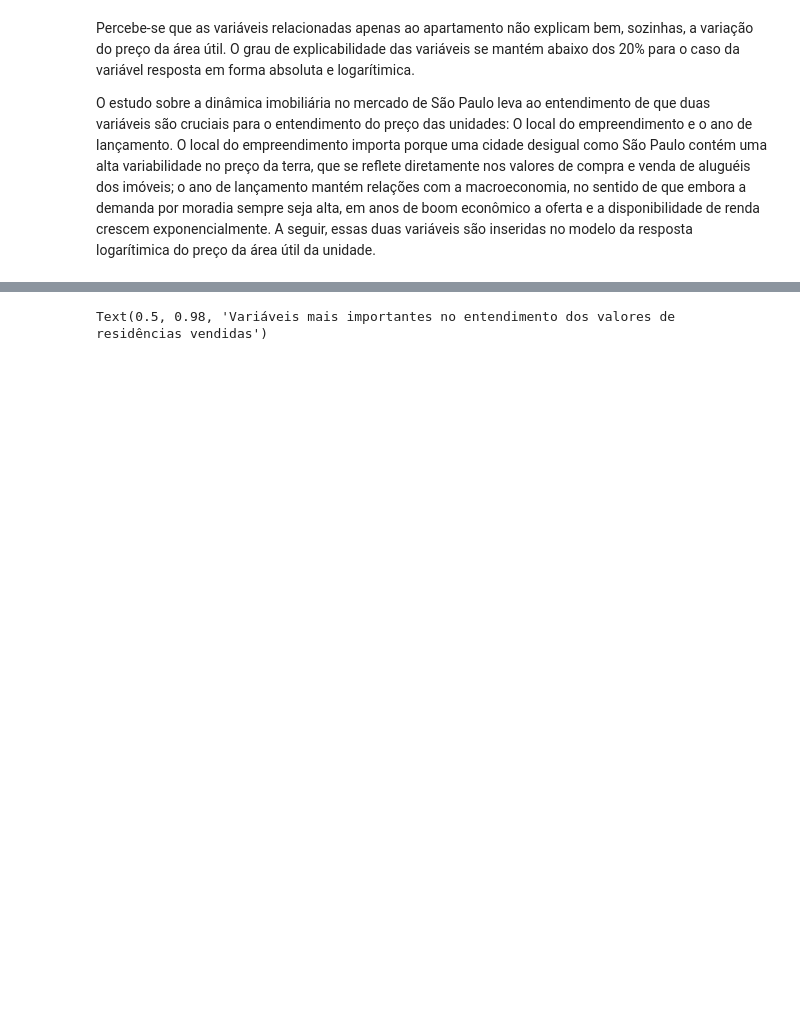
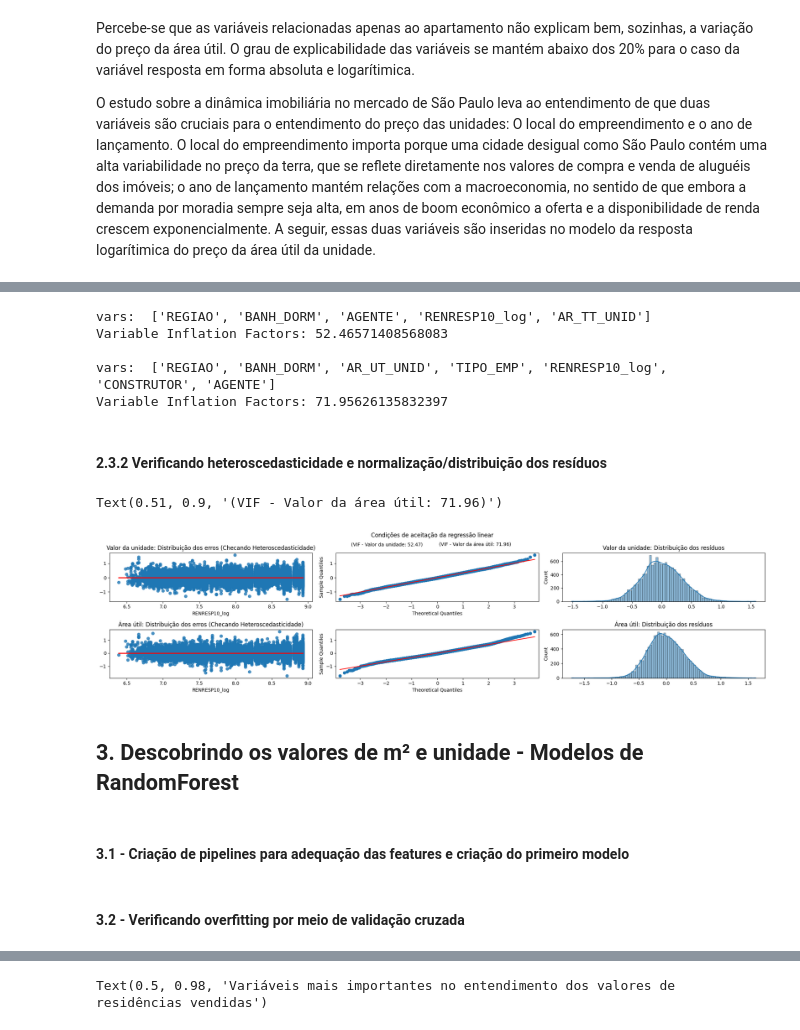
Before and after one commit to LissesCastro/Tera-Mercado-Imobiliario-SP, a Jupyter notebook: modelo_preditivo.ipynb, the cells around one changed output, grey strips where cells are left out. Drawn from its saved outputs; the diff is of its cells as text; code cells hidden in the pictures; blank space fills up the shorter version.

```diff
--- a/modelo_preditivo.ipynb
+++ b/modelo_preditivo.ipynb
@@ -340,0 +147,11 @@ KeyboardInterrupt:
+# %%
+#Variáveis utilizadas em cada um dos modelos
+variaveis_au =['REGIAO', 'BANH_DORM', 'AR_UT_UNID', 'TIPO_EMP', 'RENRESP10_log', 'CONSTRUTOR', 'AGENTE']
+variaveis_tt = ['REGIAO', 'BANH_DORM', 'AGENTE', 'RENRESP10_log', 'AR_TT_UNID']
+
+#Modelos de regressão da área útil e total da unidade
+regressao_au = sm.ols(formula='PC_AU_ATU_log ~ REGIAO + BANH_DORM + AR_UT_UNID + TIPO_EMP + RENRESP10_log + AGENTE', data=df.iloc[X_train.index,:]).fit()
+regressao_tt = sm.ols(formula='PC_TT_ATU_log ~ DORM_UNID + REGIAO + AGENTE + RENRESP10_log + AR_TT_UNID', data=df.iloc[X_train.index,:]).fit()
+
+regressao_au.summary()
+regressao_tt.summary()
@@ -340,0 +174,48 @@ KeyboardInterrupt:
+# %%
+#Variance Inflation Factor para verificar multicolinearidade entre as variáveis
+vif_tt = calc_vif(df[variaveis_tt])
+#print('vars: ', variaveis_tt)
+print('Unidade - Variable Inflation Factors:', vif_tt.VIF.sum(), '\n')
+
+vif_au = calc_vif(df[variaveis_au])
+#print('vars: ', variaveis_au)
+print('Área Útil - Variable Inflation Factors:', vif_au.VIF.sum(), '\n')
+# %% [output]
+vars:  ['REGIAO', 'BANH_DORM', 'AGENTE', 'RENRESP10_log', 'AR_TT_UNID']
+Variable Inflation Factors: 52.46571408568083
+
+vars:  ['REGIAO', 'BANH_DORM', 'AR_UT_UNID', 'TIPO_EMP', 'RENRESP10_log', 'CONSTRUTOR', 'AGENTE']
+Variable Inflation Factors: 71.95626135832397
+# %% [markdown]
+<h4>2.3.2 Verificando heteroscedasticidade e normalização/distribuição dos resíduos</h4>
+# %%
+
+#Criando os subplots dos testes das regressões
+fig, axs = plt.subplots(2, 3, figsize=(20,5), facecolor='white')
+ax00 = sns.regplot(x=X_train.RENRESP10_log, y=regressao_tt.resid, ax=axs[0,0], line_kws={'color':'red'})
+ax01 = sma.qqplot(regressao_tt.resid, line="s", ax=axs[0,1])
+ax02 = sns.histplot(regressao_tt.resid, kde=True, ax=axs[0,2])
+ax10 = sns.regplot(x=X_train.RENRESP10_log, y=regressao_au.resid, ax=axs[1,0], line_kws={'color':'red'})
+ax11 = sma.qqplot(regressao_au.resid, line="s", ax=axs[1,1])
+ax12 = sns.histplot(regressao_au.resid, kde=True, ax=axs[1,2])
+
+#Títulos dos subplots
+ax00.set_title('Valor da unidade: Distribuição dos erros (Checando Heteroscedasticidade)')
+ax01.suptitle('Valor da unidade: Distribuição dos resíduos (QQPlot)')
+ax02.set_title('Valor da unidade: Distribuição dos resíduos')
+ax10.set_title('Área útil: Distribuição dos erros (Checando Heteroscedasticidade)')
+ax11.suptitle('Área útil: Distribuição dos resíduos (QQPlot)')
+ax12.set_title('Área útil: Distribuição dos resíduos')
+
+#Título geral
+fig.suptitle('Condições de aceitação da regressão linear')
+fig.tight_layout()
+fig.text(s='(VIF - Valor da unidade: {})'.format(round(vif_tt.VIF.sum(), 2)), y=0.90, x=0.38)
+fig.text(s='(VIF - Valor da área útil: {})'.format(round(vif_au.VIF.sum(), 2)), y=0.90, x=0.51)
+# %% [output]
+Text(0.51, 0.9, '(VIF - Valor da área útil: 71.96)')
+[figure, added]
+# %% [markdown]
+<h2>3. Descobrindo os valores de m² e unidade - Modelos de RandomForest </h2>
+# %% [markdown]
+<h4>3.1 - Criação de pipelines para adequação das features e criação do primeiro modelo</h4>
@@ -340,0 +245,2 @@ KeyboardInterrupt:
+# %% [markdown]
+<h4>3.2 - Verificando overfitting por meio de validação cruzada</h4>
```
Also changed, not shown: parts of 50 cells of this notebook.
